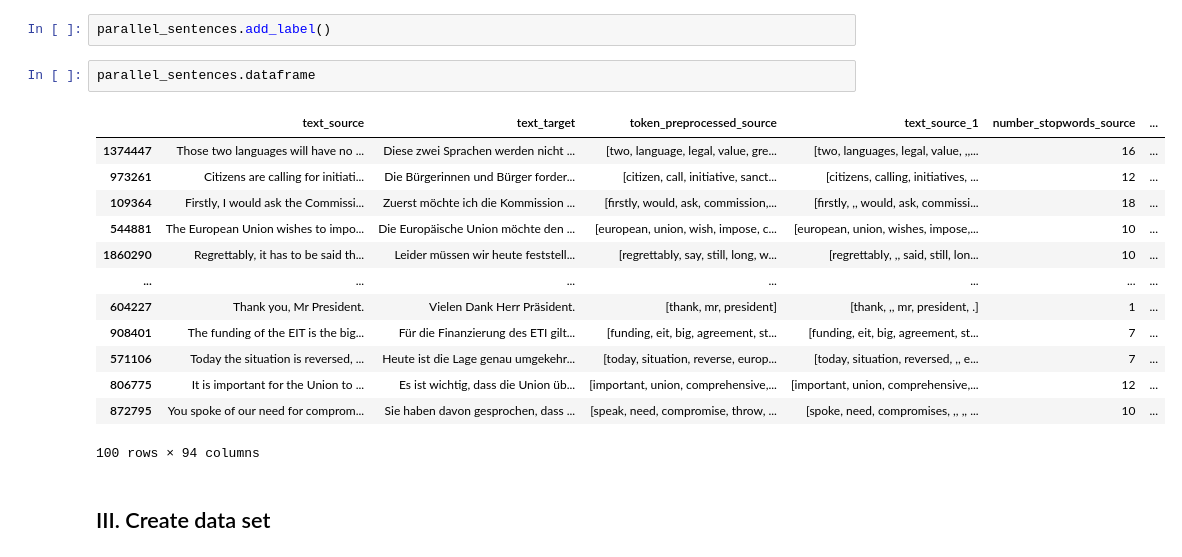
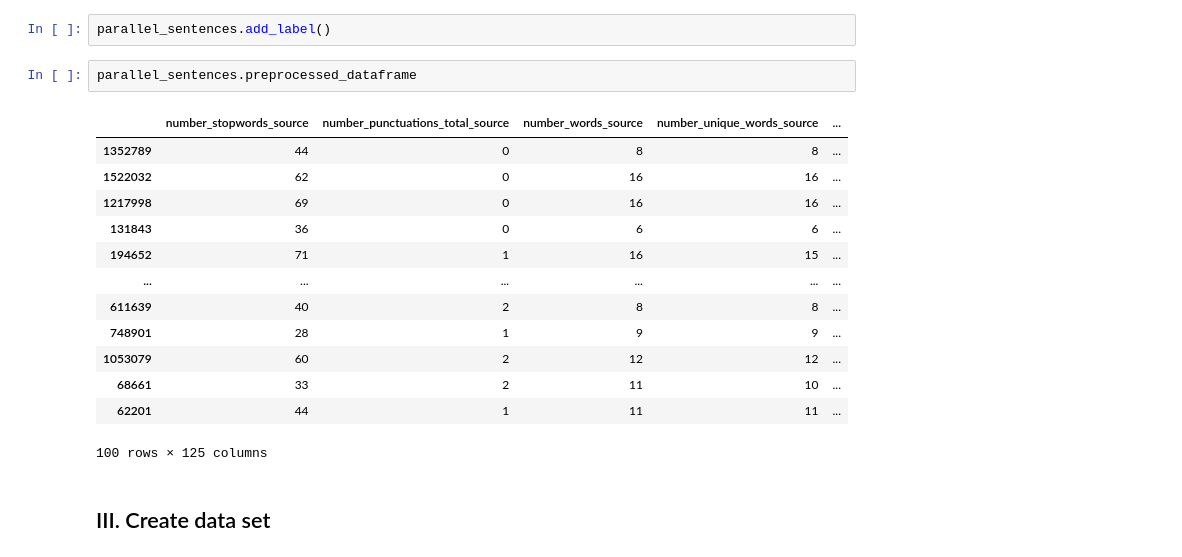
Before and after one commit to J4K08L4N63N84HN/crosslingual-information-retrieval, a Jupyter notebook: notebooks/Preprocessing and Feature Generation.ipynb, the cells around one changed output. Saved outputs shown, nothing was run; the diff lists cells and outputs as text.

```diff
--- a/notebooks/Preprocessing and Feature Generation.ipynb
+++ b/notebooks/Preprocessing and Feature Generation.ipynb
@@ -58,21 +58,21 @@ parallel_sentences.combine_source_target()
 # %%
 parallel_sentences.add_label()
 # %%
-parallel_sentences.dataframe
+parallel_sentences.preprocessed_dataframe
 # %% [output]
-|  | text_source | text_target | token_preprocessed_source | text_source_1 | number_stopwords_source | ... |
-| 1374447 | Those two languages will have no ... | Diese zwei Sprachen werden nicht ... | [two, language, legal, value, gre... | [two, languages, legal, value, ,,... | 16 | ... |
-| 973261 | Citizens are calling for initiati... | Die Bürgerinnen und Bürger forder... | [citizen, call, initiative, sanct... | [citizens, calling, initiatives, ... | 12 | ... |
-| 109364 | Firstly, I would ask the Commissi... | Zuerst möchte ich die Kommission ... | [firstly, would, ask, commission,... | [firstly, ,, would, ask, commissi... | 18 | ... |
-| 544881 | The European Union wishes to impo... | Die Europäische Union möchte den ... | [european, union, wish, impose, c... | [european, union, wishes, impose,... | 10 | ... |
-| 1860290 | Regrettably, it has to be said th... | Leider müssen wir heute feststell... | [regrettably, say, still, long, w... | [regrettably, ,, said, still, lon... | 10 | ... |
-| ... | ... | ... | ... | ... | ... | ... |
-| 604227 | Thank you, Mr President. | Vielen Dank Herr Präsident. | [thank, mr, president] | [thank, ,, mr, president, .] | 1 | ... |
-| 908401 | The funding of the EIT is the big... | Für die Finanzierung des ETI gilt... | [funding, eit, big, agreement, st... | [funding, eit, big, agreement, st... | 7 | ... |
-| 571106 | Today the situation is reversed, ... | Heute ist die Lage genau umgekehr... | [today, situation, reverse, europ... | [today, situation, reversed, ,, e... | 7 | ... |
-| 806775 | It is important for the Union to ... | Es ist wichtig, dass die Union üb... | [important, union, comprehensive,... | [important, union, comprehensive,... | 12 | ... |
-| 872795 | You spoke of our need for comprom... | Sie haben davon gesprochen, dass ... | [speak, need, compromise, throw, ... | [spoke, need, compromises, ,, ,, ... | 10 | ... |
+|  | number_stopwords_source | number_punctuations_total_source | number_words_source | number_unique_words_source | ... |
+| 1352789 | 44 | 0 | 8 | 8 | ... |
+| 1522032 | 62 | 0 | 16 | 16 | ... |
+| 1217998 | 69 | 0 | 16 | 16 | ... |
+| 131843 | 36 | 0 | 6 | 6 | ... |
+| 194652 | 71 | 1 | 16 | 15 | ... |
+| ... | ... | ... | ... | ... | ... |
+| 611639 | 40 | 2 | 8 | 8 | ... |
+| 748901 | 28 | 1 | 9 | 9 | ... |
+| 1053079 | 60 | 2 | 12 | 12 | ... |
+| 68661 | 33 | 2 | 11 | 10 | ... |
+| 62201 | 44 | 1 | 11 | 11 | ... |
-100 rows × 94 columns
+100 rows × 125 columns
 # %% [markdown]
 ## III. Create data set
 # %%
```
Also changed, not shown: parts of 4 cells of this notebook, 3 other files.
